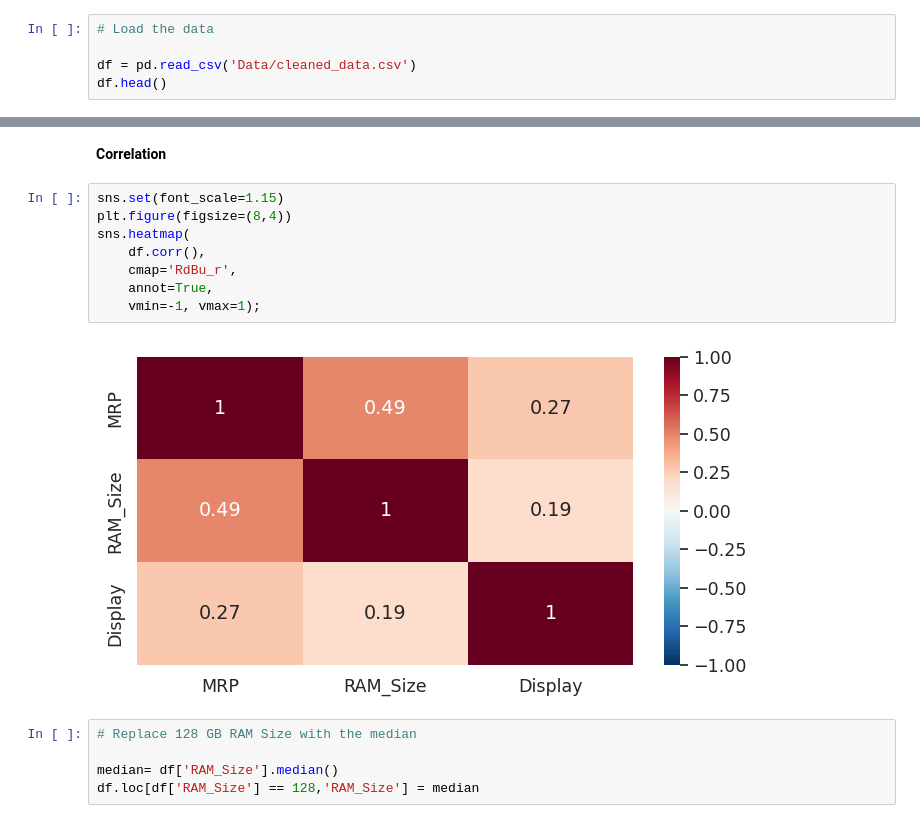
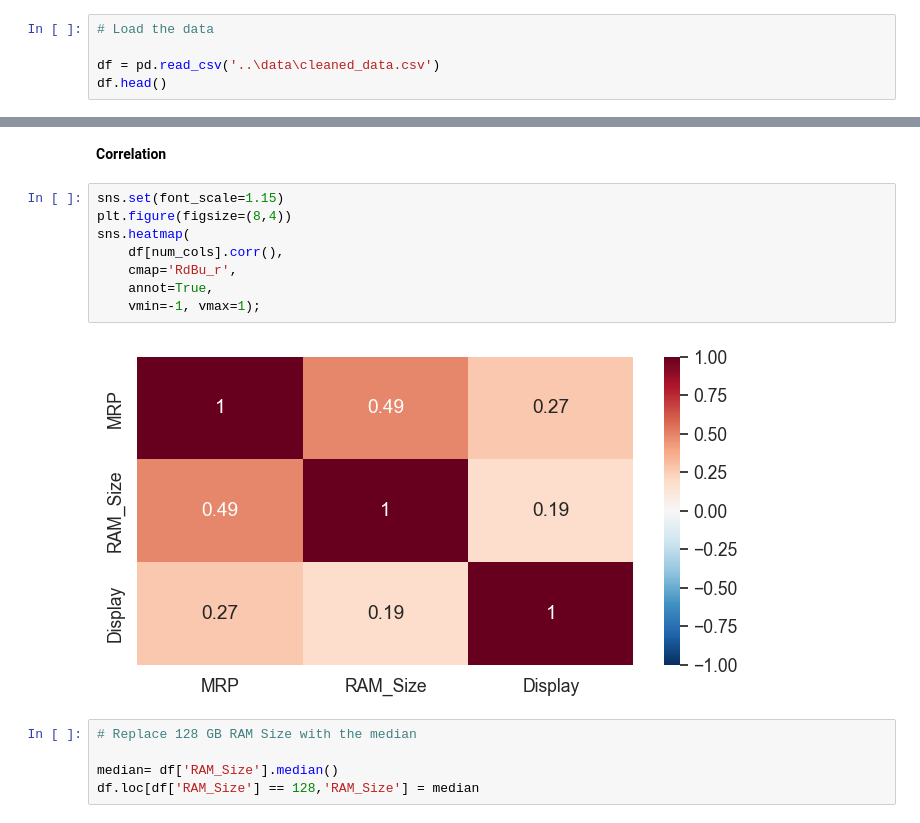
Before and after one commit to PerisN/Predict-Laptop-Prices-Streamlit, a Jupyter notebook: Notebooks/Exploration.ipynb, the cells around one changed output, grey strips where cells are left out. Drawn from its saved outputs; the diff is of its cells as text.

```diff
--- a/Notebooks/Exploration.ipynb
+++ b/Notebooks/Exploration.ipynb
@@ -14,7 +14,7 @@ import seaborn as sns
 # %%
 # Load the data
 
-df = pd.read_csv('Data/cleaned_data.csv')
+df = pd.read_csv('..\data\cleaned_data.csv')
 df.head()
 # %% [output]
 |  | MRP | RAM_Size | RAM_Type | Display | Processor | Storage | OS | Brand |
@@ -221,13 +221,13 @@ for col in cat_cols:
 # %%
 sns.set(font_scale=1.15)
 plt.figure(figsize=(8,4))
 sns.heatmap(
-    df.corr(),
+    df[num_cols].corr(),
     cmap='RdBu_r',
     annot=True,
     vmin=-1, vmax=1);
 # %% [output]
-[figure, old version]
+[figure, new version]
 # %%
 # Replace 128 GB RAM Size with the median
 
```
Also changed, not shown: parts of 6 cells of this notebook, 2 other files.
